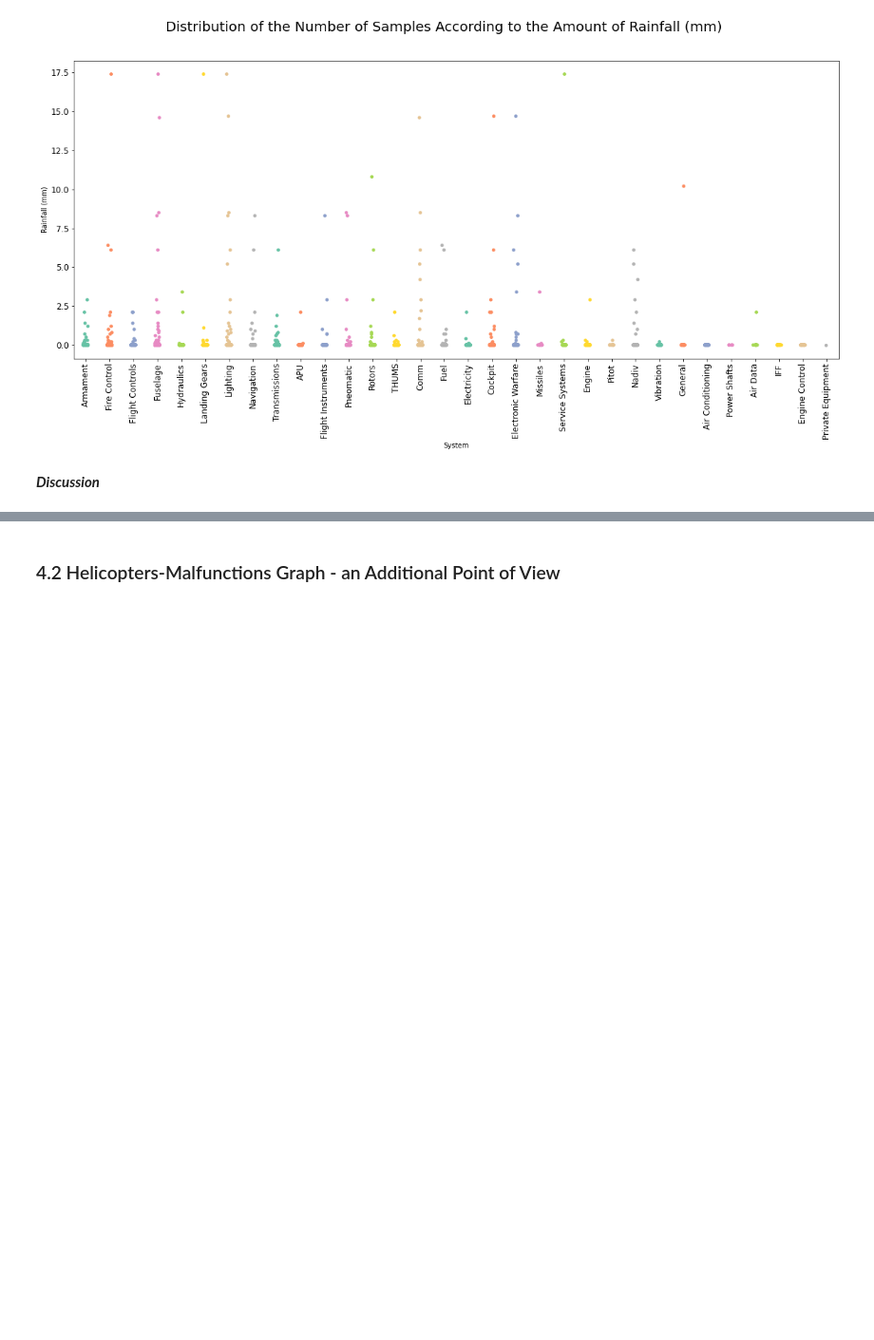
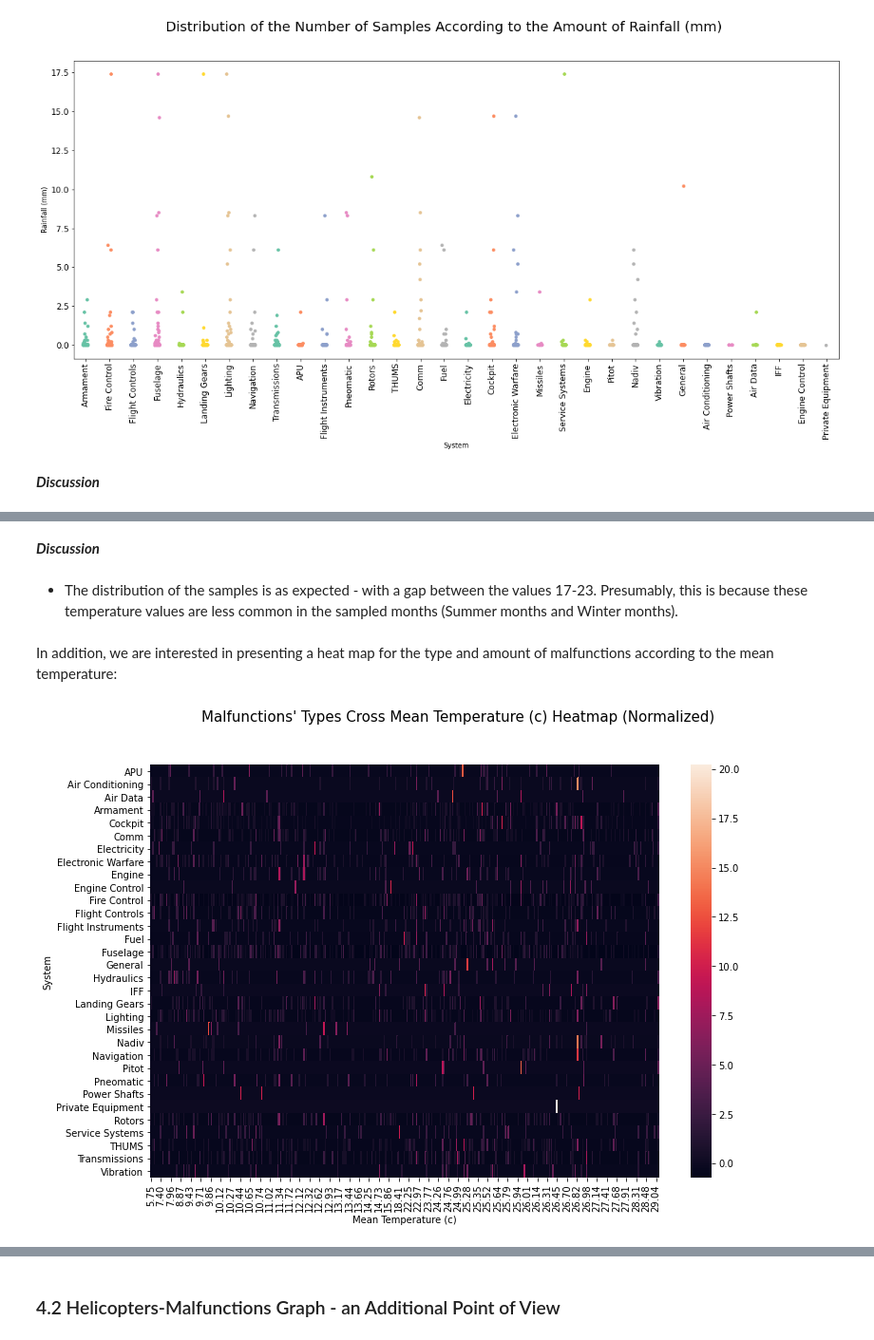
Before and after one commit to elront/Data_Sceince_Project, a Jupyter notebook: Data_science_workshop_project.ipynb, the cells around one changed output, grey strips where cells are left out. Shown at 95% size. Saved outputs shown, nothing was run; the diff lists cells and outputs as text; code cells hidden in the pictures; blank space fills up the shorter version.

```diff
--- a/Data_science_workshop_project.ipynb
+++ b/Data_science_workshop_project.ipynb
@@ -2683,0 +2698,16 @@ show_heat_map(rainfall_parking_df, "Rainfall (mm)", "Malfunctions' Types Cross T
+# %% [markdown]
+***Discussion***
+# %% [markdown]
+* The distribution of the samples is as expected - with a gap between the values 17-23. Presumably, this is because these temperature values are less common in the sampled months (Summer months and Winter months).
+# %% [markdown]
+In addition, we are interested in presenting a heat map for the type and amount of malfunctions according to the mean temperature:
+# %%
+mean_temp_parking_df = pd.DataFrame(malf_park_meterological_df.groupby(["Mean Temperature (c)", "System"])
+                                   ["Number of Malfunctions"].mean())
+
+mean_temp_parking_df.reset_index(inplace = True)
+
+show_heat_map(mean_temp_parking_df, "Mean Temperature (c)",
+              "Malfunctions' Types Cross Mean Temperature (c) Heatmap (Normalized)")
+# %% [output]
+[figure, added]
```
Also changed, not shown: parts of 28 cells of this notebook.
